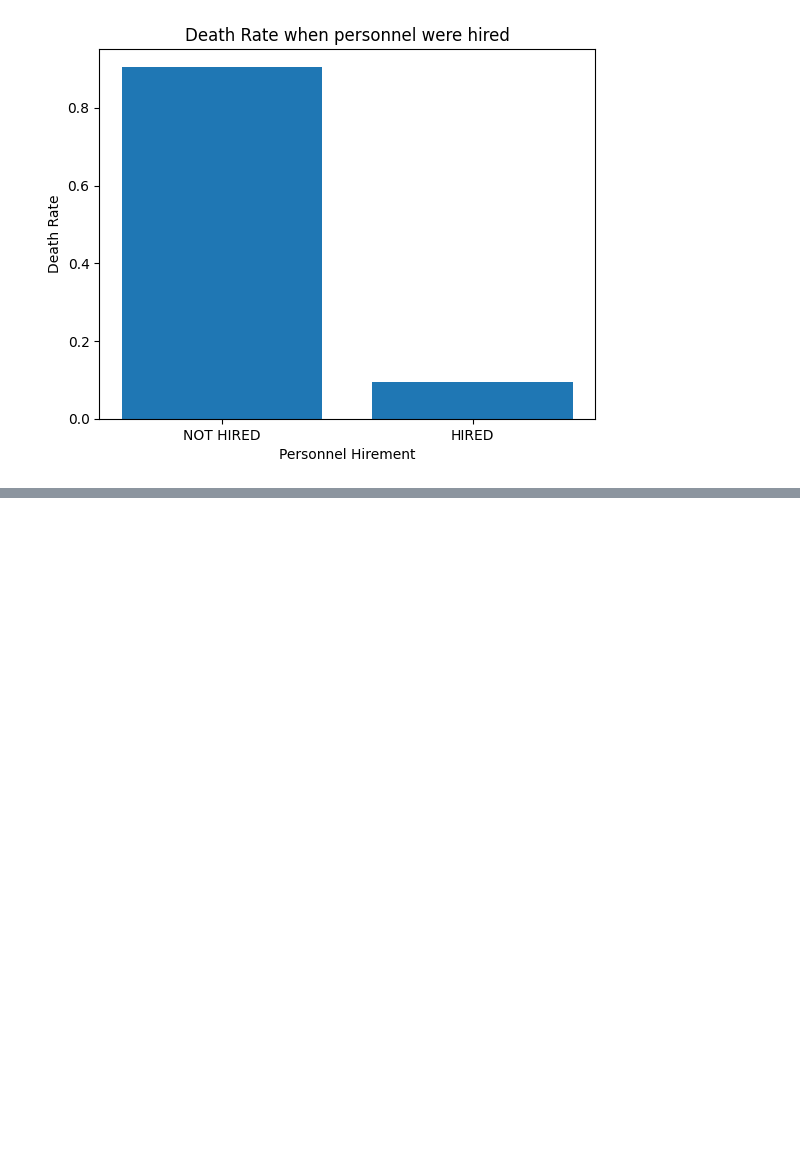
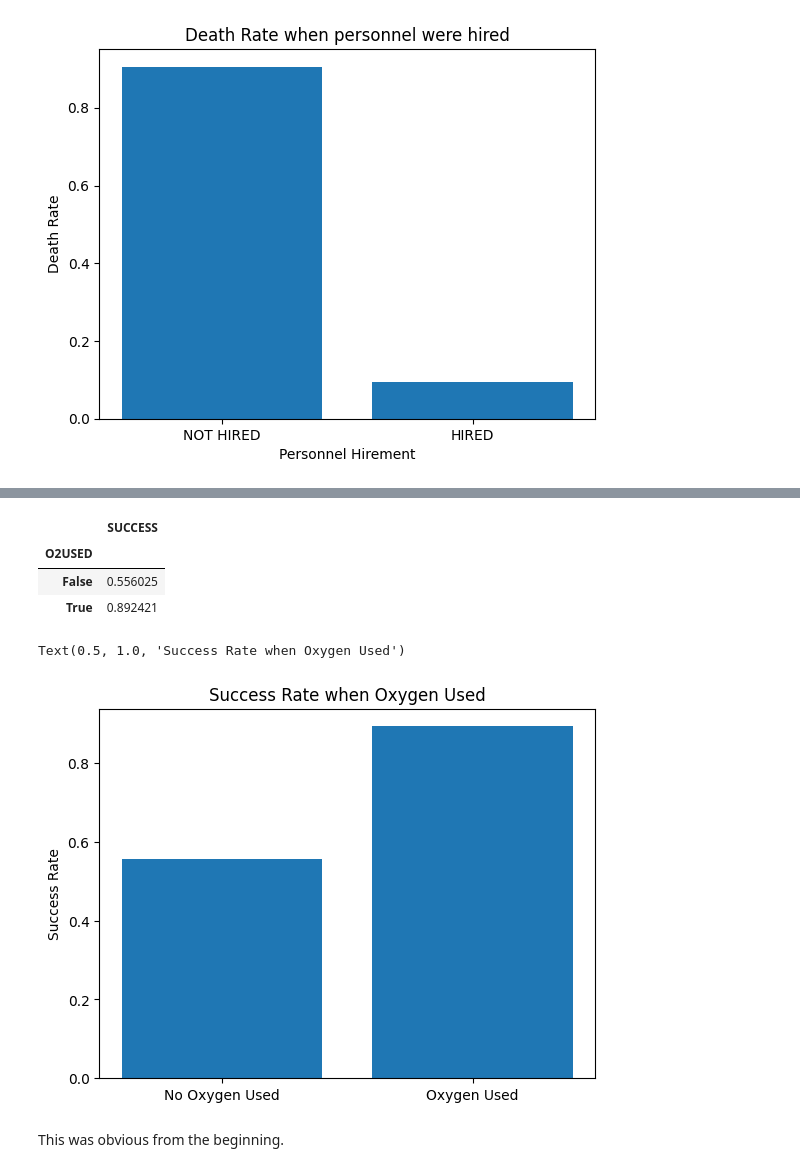
Before and after one commit to lazy-upa/Mountaineering-Expedition-Prediction, a Jupyter notebook: analysis.ipynb, the cells around one changed output, grey strips where cells are left out. Drawn from its saved outputs; the diff is of its cells as text; code cells hidden in the pictures; blank space fills up the shorter version.

```diff
--- a/analysis.ipynb
+++ b/analysis.ipynb
@@ -345,0 +357,19 @@ Text(0.5, 1.0, 'Death Rate when personnel were hired')
+# %%
+#considering only SUCCESS1 and SUCCESS2 as other routes don't have any successes
+df.loc[:,'SUCCESS'] = df['SUCCESS1'].astype(bool) | df['SUCCESS2'].astype(bool)
+# %%
+oxygen_success = df.groupby('O2USED')[['SUCCESS']].mean()
+# %% [output]
+|  | SUCCESS |
+| O2USED |  |
+| False | 0.556025 |
+| True | 0.892421 |
+# %%
+plt.bar(['No Oxygen Used', 'Oxygen Used'], oxygen_success['SUCCESS'])
+plt.ylabel('Success Rate')
+plt.title('Success Rate when Oxygen Used')
+# %% [output]
+Text(0.5, 1.0, 'Success Rate when Oxygen Used')
+[figure, added]
+# %% [markdown]
+This was obvious from the beginning.
```
Also changed, not shown: parts of 15 cells of this notebook.
